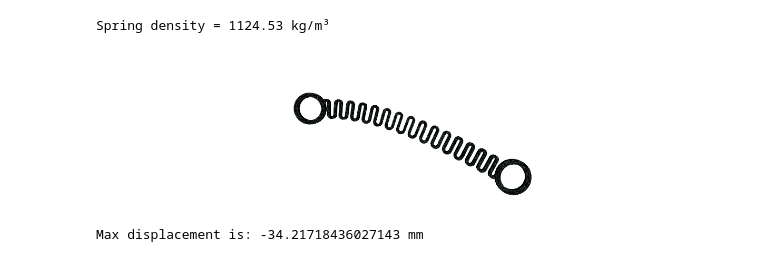
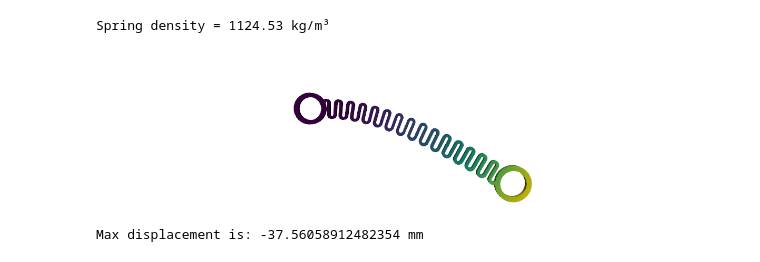
Before and after one commit to chrisrichardson/fenics-tutorial, a Jupyter notebook: spring.ipynb, the cells around one changed output. Saved outputs shown, nothing was run; the diff lists cells and outputs as text; code cells hidden in the pictures.

```diff
--- a/spring.ipynb
+++ b/spring.ipynb
@@ -62,15 +81,14 @@ plotter.show()
 [figure]
 # %%
 # Elastic parameters
-E = 1.8e9
-ν = 0.35
+E = 1.8e9 # Young's modulus = 1.8 GPa
+ν = 0.35  # Poisson ratio
 μ = E / (2.0 * (1.0 + ν))
 λ = E * ν / ((1.0 + ν) * (1.0 - 2.0 * ν))
 
 def σ(v):
-    """Return an expression for the stress σ given a displacement field"""
+    """Return an expression for the stress σ given a displacement field v"""
     return 2.0 * μ * sym(grad(v)) + λ * tr(sym(grad(v))) * Identity(len(v))
-
 
 # Applied traction (external force from weight of bolt)
 m_bolt = 6.19e-3 # 6.19g
@@ -83,7 +101,7 @@ t = Constant(mesh, (0.0, -m_bolt * g / (2 * np.pi * r * dz), 0.0))
 m_spring = 1.58e-3 # 1.58g
 rho_spring = m_spring / vol
 print(f"Spring density = {rho_spring:.2f} kg/m³")
-f = Constant(mesh, (0.0, 0.0, 0.0))
+f = Constant(mesh, (0.0, -rho_spring * g, 0.0))
 # %% [output]
 Spring density = 1124.53 kg/m³
 # %%
@@ -113,17 +130,19 @@ mesh.geometry.x[:] += displacement
 # %%
-
+# Replot with displacement
 plotter = pyvista.Plotter(window_size=[1200, 300])
-vmesh = vtk_mesh(mesh)
-grid = pyvista.UnstructuredGrid(*vmesh);
-plotter.add_mesh(grid, show_edges=True)
-plotter.camera.position = (0.045, 0.0, 0.200)
+grid.point_data["u"] = displacement
+grid.set_active_scalars("u")
+warped = grid.warp_by_vector()
+plotter.add_mesh(warped, show_edges=False)
+plotter.camera.position = (0.045, 0.0, 0.2)
 plotter.camera.focal_point = (0.045, -0.01, 0.0)
 plotter.camera.up = (0.0, 1.0, 0.0)
 plotter.camera.zoom(1.5)
+plotter.remove_scalar_bar()
 plotter.show()
 # %% [output]
-[figure, old version]
+[figure, new version]
 # %%
-print(f"Max displacement is: {1000.0 * displacement[:,1].min()} mm")
+print(f"Max displacement is: {1000.0 * displacement[:, 1].min()} mm")
 # %% [output]
-Max displacement is: -34.21718436027143 mm
+Max displacement is: -37.56058912482354 mm
```
Also changed, not shown: parts of 6 cells of this notebook.
